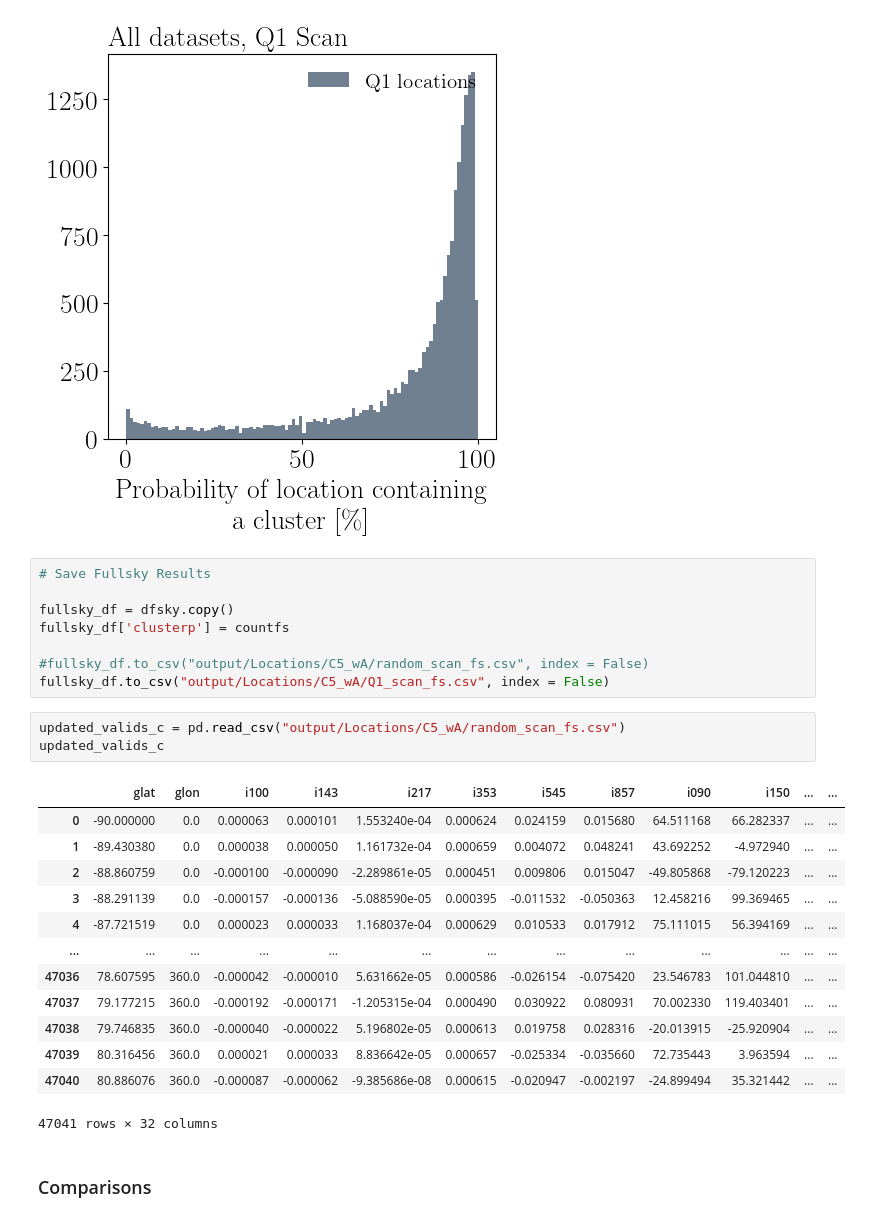
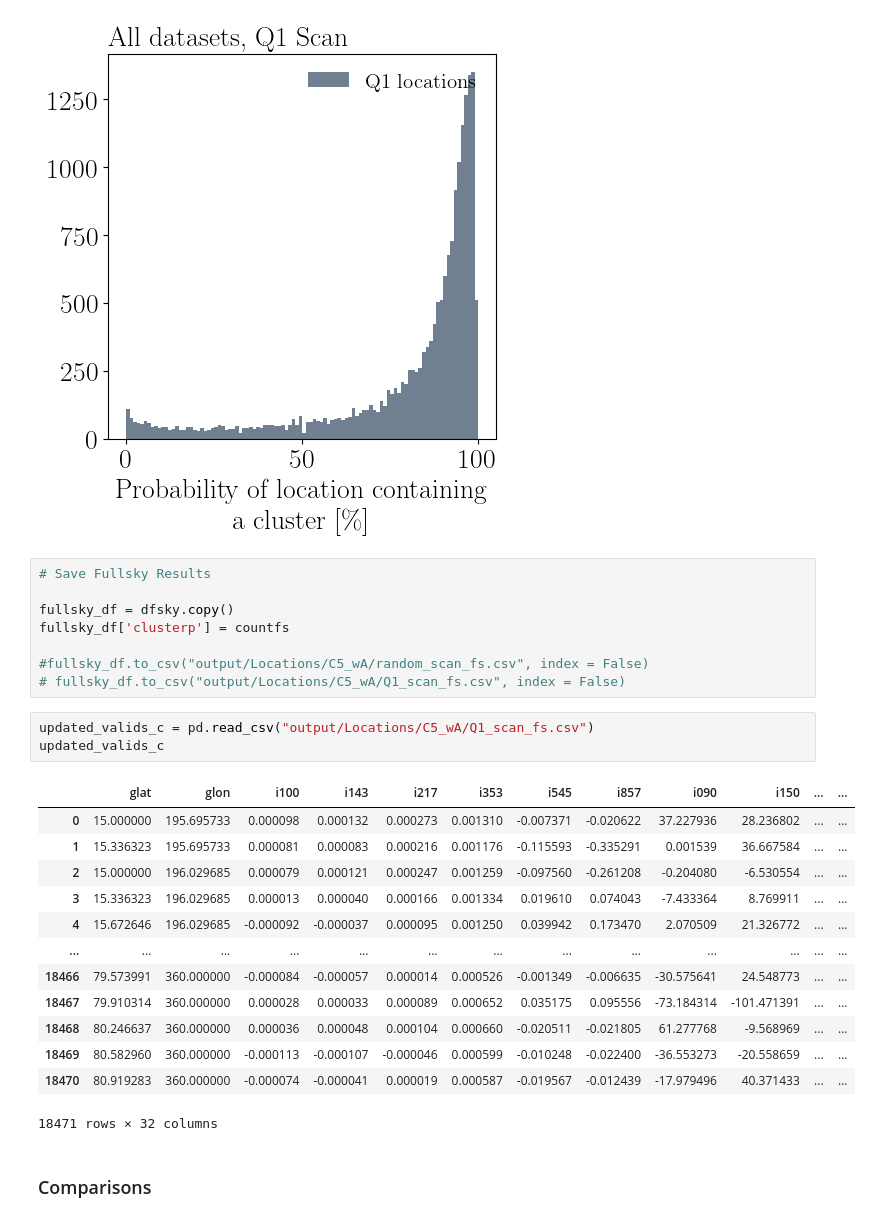
Before and after one commit to dchanda2002/MLCosmo, a Jupyter notebook: 3_run_fastmap.ipynb, the cells around one changed output. Drawn from its saved outputs; the diff is of its cells as text.

```diff
--- a/3_run_fastmap.ipynb
+++ b/3_run_fastmap.ipynb
@@ -565,24 +582,24 @@ fullsky_df = dfsky.copy()
 fullsky_df['clusterp'] = countfs
 
 #fullsky_df.to_csv("output/Locations/C5_wA/random_scan_fs.csv", index = False)
-fullsky_df.to_csv("output/Locations/C5_wA/Q1_scan_fs.csv", index = False)
+# fullsky_df.to_csv("output/Locations/C5_wA/Q1_scan_fs.csv", index = False)
 # %%
-updated_valids_c = pd.read_csv("output/Locations/C5_wA/random_scan_fs.csv")
+updated_valids_c = pd.read_csv("output/Locations/C5_wA/Q1_scan_fs.csv")
 updated_valids_c
 # %% [output]
 |  | glat | glon | i100 | i143 | i217 | i353 | i545 | i857 | i090 | i150 | ... | ... |
-| 0 | -90.000000 | 0.0 | 0.000063 | 0.000101 | 1.553240e-04 | 0.000624 | 0.024159 | 0.015680 | 64.511168 | 66.282337 | ... | ... |
-| 1 | -89.430380 | 0.0 | 0.000038 | 0.000050 | 1.161732e-04 | 0.000659 | 0.004072 | 0.048241 | 43.692252 | -4.972940 | ... | ... |
-| 2 | -88.860759 | 0.0 | -0.000100 | -0.000090 | -2.289861e-05 | 0.000451 | 0.009806 | 0.015047 | -49.805868 | -79.120223 | ... | ... |
-| 3 | -88.291139 | 0.0 | -0.000157 | -0.000136 | -5.088590e-05 | 0.000395 | -0.011532 | -0.050363 | 12.458216 | 99.369465 | ... | ... |
-| 4 | -87.721519 | 0.0 | 0.000023 | 0.000033 | 1.168037e-04 | 0.000629 | 0.010533 | 0.017912 | 75.111015 | 56.394169 | ... | ... |
+| 0 | 15.000000 | 195.695733 | 0.000098 | 0.000132 | 0.000273 | 0.001310 | -0.007371 | -0.020622 | 37.227936 | 28.236802 | ... | ... |
+| 1 | 15.336323 | 195.695733 | 0.000081 | 0.000083 | 0.000216 | 0.001176 | -0.115593 | -0.335291 | 0.001539 | 36.667584 | ... | ... |
+| 2 | 15.000000 | 196.029685 | 0.000079 | 0.000121 | 0.000247 | 0.001259 | -0.097560 | -0.261208 | -0.204080 | -6.530554 | ... | ... |
+| 3 | 15.336323 | 196.029685 | 0.000013 | 0.000040 | 0.000166 | 0.001334 | 0.019610 | 0.074043 | -7.433364 | 8.769911 | ... | ... |
+| 4 | 15.672646 | 196.029685 | -0.000092 | -0.000037 | 0.000095 | 0.001250 | 0.039942 | 0.173470 | 2.070509 | 21.326772 | ... | ... |
 | ... | ... | ... | ... | ... | ... | ... | ... | ... | ... | ... | ... | ... |
-| 47036 | 78.607595 | 360.0 | -0.000042 | -0.000010 | 5.631662e-05 | 0.000586 | -0.026154 | -0.075420 | 23.546783 | 101.044810 | ... | ... |
-| 47037 | 79.177215 | 360.0 | -0.000192 | -0.000171 | -1.205315e-04 | 0.000490 | 0.030922 | 0.080931 | 70.002330 | 119.403401 | ... | ... |
-| 47038 | 79.746835 | 360.0 | -0.000040 | -0.000022 | 5.196802e-05 | 0.000613 | 0.019758 | 0.028316 | -20.013915 | -25.920904 | ... | ... |
-| 47039 | 80.316456 | 360.0 | 0.000021 | 0.000033 | 8.836642e-05 | 0.000657 | -0.025334 | -0.035660 | 72.735443 | 3.963594 | ... | ... |
-| 47040 | 80.886076 | 360.0 | -0.000087 | -0.000062 | -9.385686e-08 | 0.000615 | -0.020947 | -0.002197 | -24.899494 | 35.321442 | ... | ... |
+| 18466 | 79.573991 | 360.000000 | -0.000084 | -0.000057 | 0.000014 | 0.000526 | -0.001349 | -0.006635 | -30.575641 | 24.548773 | ... | ... |
+| 18467 | 79.910314 | 360.000000 | 0.000028 | 0.000033 | 0.000089 | 0.000652 | 0.035175 | 0.095556 | -73.184314 | -101.471391 | ... | ... |
+| 18468 | 80.246637 | 360.000000 | 0.000036 | 0.000048 | 0.000104 | 0.000660 | -0.020511 | -0.021805 | 61.277768 | -9.568969 | ... | ... |
+| 18469 | 80.582960 | 360.000000 | -0.000113 | -0.000107 | -0.000046 | 0.000599 | -0.010248 | -0.022400 | -36.553273 | -20.558659 | ... | ... |
+| 18470 | 80.919283 | 360.000000 | -0.000074 | -0.000041 | 0.000019 | 0.000587 | -0.019567 | -0.012439 | -17.979496 | 40.371433 | ... | ... |
-47041 rows × 32 columns
+18471 rows × 32 columns
 # %% [markdown]
 ### Comparisons ###
 # %%
```
Also changed, not shown: parts of 11 cells of this notebook, 2 other files.
